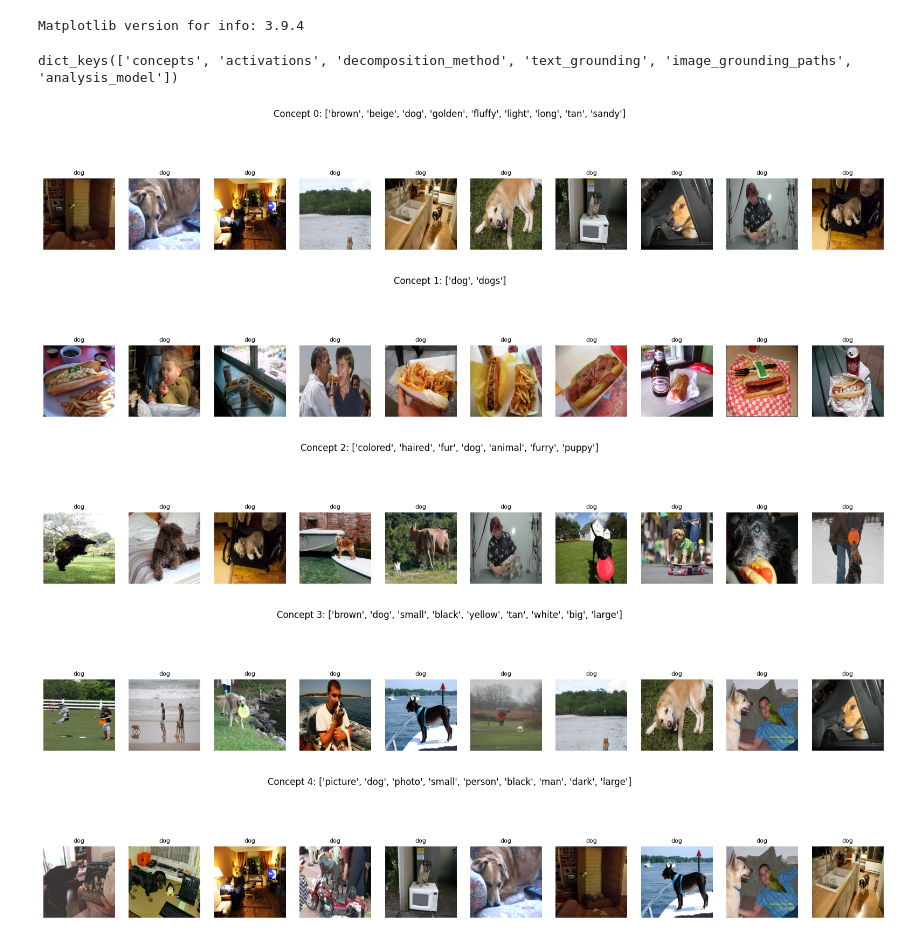
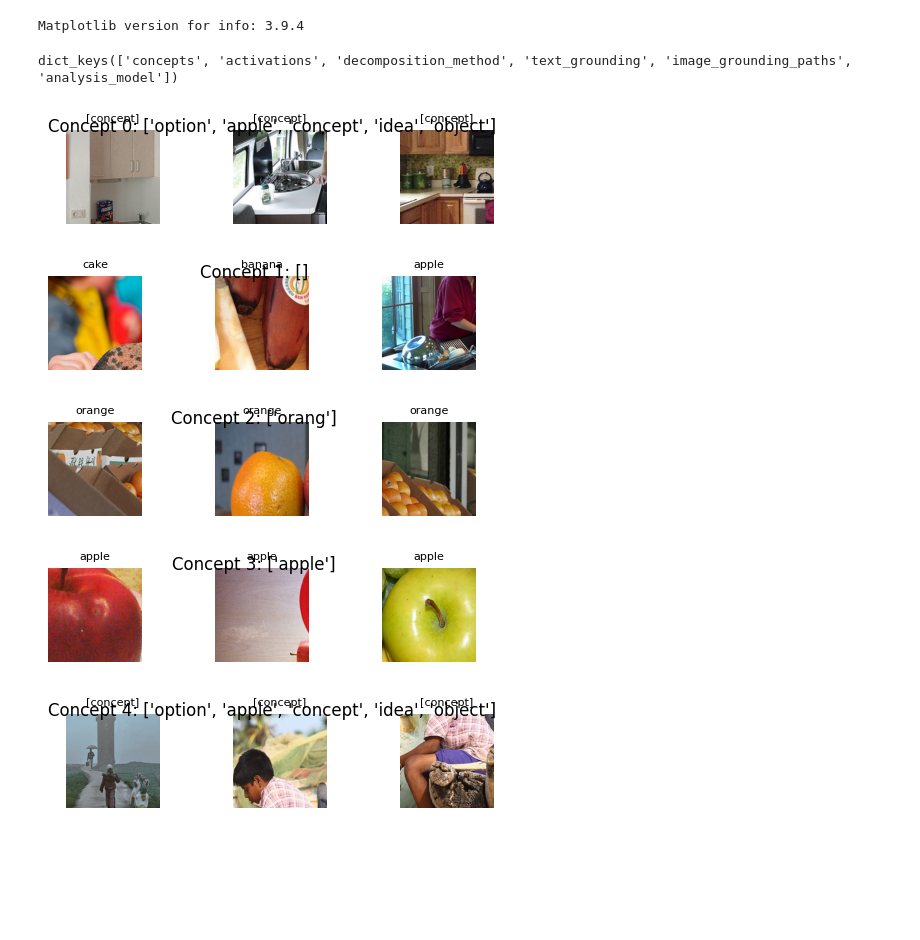
Before and after one commit to Mak-Ta-Reque/xl-vlms, a Jupyter notebook: playground/local_explantion_semi_nmf_original_vlm.ipynb, the cells around one changed output. Cells and saved outputs as stored; diff of their text form; code cells hidden in the pictures; blank space fills up the shorter version.

```diff
--- a/playground/local_explantion_semi_nmf_original_vlm.ipynb
+++ b/playground/local_explantion_semi_nmf_original_vlm.ipynb
@@ -102,9 +120,9 @@ print("Matplotlib version for info:", matplotlib.__version__)
 Matplotlib version for info: 3.9.4
 # %%
 
-num_concepts = 15 # Number of concepts to visualize
+num_concepts = 5 # Number of concepts to visualize
 
-results_filename = "/mnt/abka03/xl-vlms/results/decompose_activations_text_grounding_image_grounding_qwen2_results_patch_all_patch_snmf.pth"
+results_filename = "/mnt/abka03/xl-vlms/results/decompose_activations_text_grounding_image_grounding_gemma_results_patch_token_of_interest_combined_patch_snmf.pth"
 concept_data = torch.load(results_filename)
 print(concept_data.keys())
 concept_image = concept_data["image_grounding_paths"]
@@ -162,35 +180,35 @@ def visualize_grounding(concept_idx, concept_text, image_paths):
     concept_names = concept_text[concept_idx]
     paths = image_paths[concept_idx]
     num_imgs = len(paths)
     images = []
     concept_list = []
 
     for path in paths:
         concept, path = path.split("@")
         concept_list.append(concept)
         cur_img = load_image(path)
         cur_img = np.array(Image.fromarray(cur_img).resize([256, 256]))
         images.append(cur_img)
 
     width = num_imgs * 2 + 0.1
     fig = plt.figure(figsize=(width, width / 5))
 
     for i in range(num_imgs):
         ax = fig.add_subplot(1, num_imgs, i + 1)
         plt.imshow(images[i])
         plt.axis('off')
         ax.set_title(concept_list[i], fontsize=8)  # Adding concept names below each image
 
     fig.suptitle('Concept ' + str(concept_idx) + ': ' + str( concept_names))
     plt.show()
 
 
 for k in range(num_concepts):
     visualize_grounding(k, concept_text, concept_image)
 # %% [output]
 dict_keys(['concepts', 'activations', 'decomposition_method', 'text_grounding', 'image_grounding_paths', 'analysis_model'])
-[figure, old version]
+[figure, new version]
-[figure, old version]
+[figure, new version]
-[figure, old version]
+[figure, new version]
-[figure, old version]
+[figure, new version]
-[figure, old version]
+[figure, new version]
```
Also changed, not shown: parts of 1 cell of this notebook, 9 other files.
